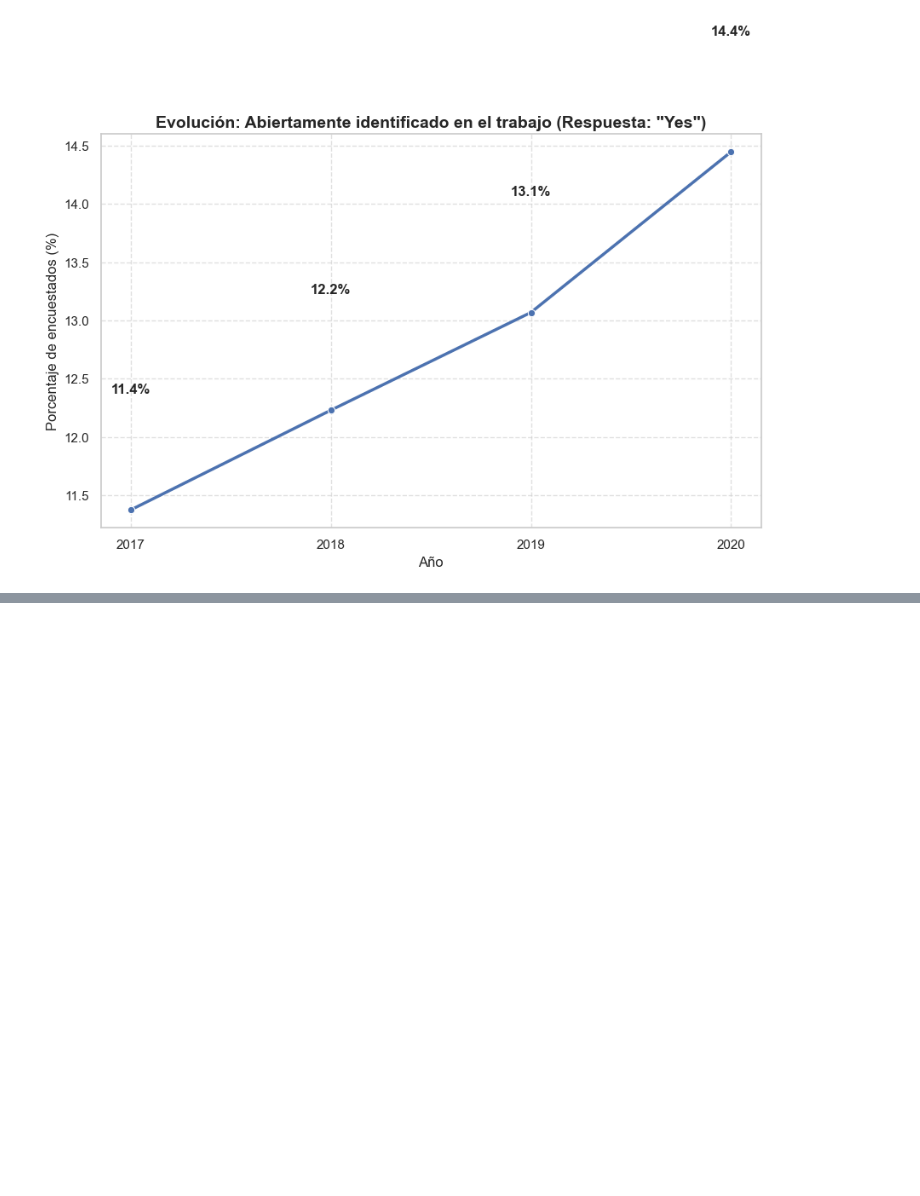
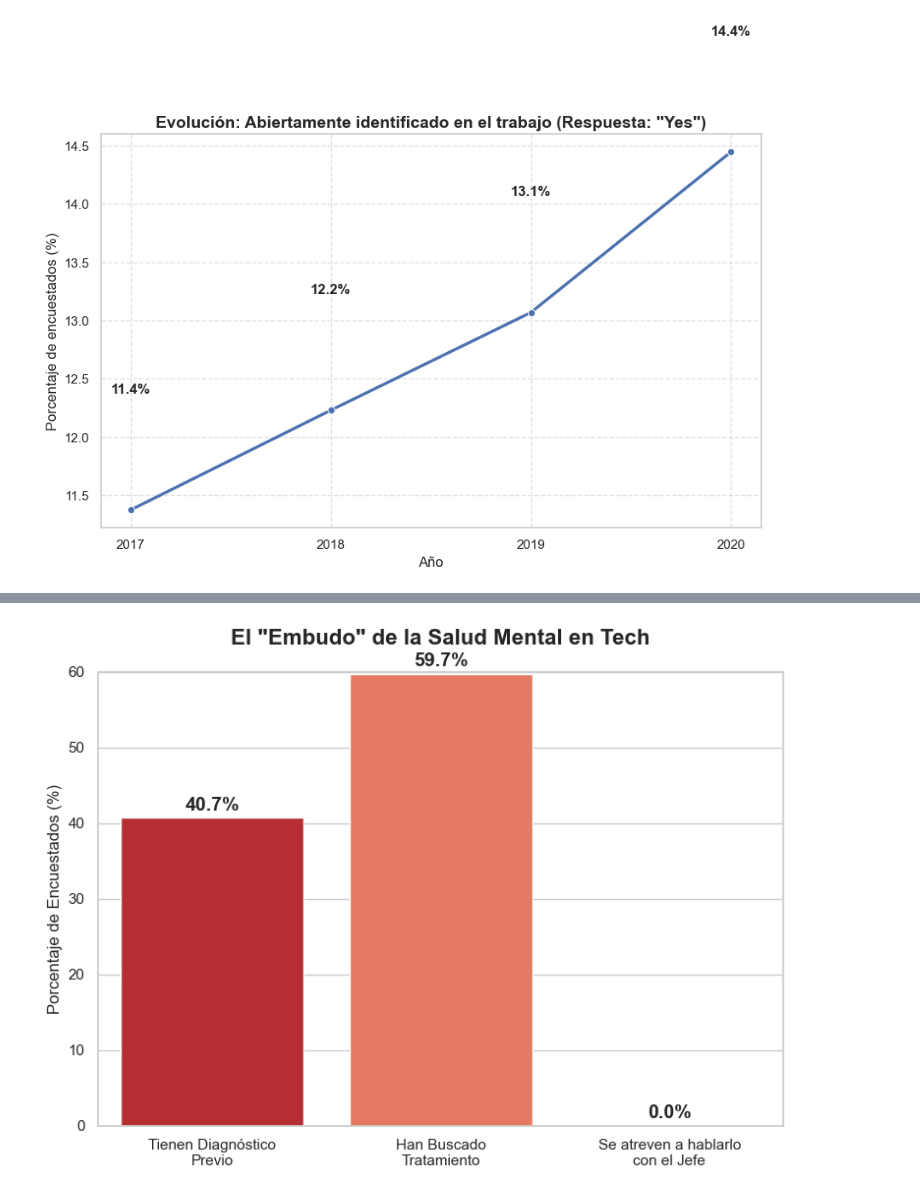
Before and after one commit to loganxxx000/Data_visualization_2_Analysis, a Jupyter notebook: notebook/Mental_Health_Analysis.ipynb, the cells around one changed output, grey strips where cells are left out. Cells and saved outputs as stored; diff of their text form; code cells hidden in the pictures; blank space fills up the shorter version.

```diff
--- a/notebook/Mental_Health_Analysis.ipynb
+++ b/notebook/Mental_Health_Analysis.ipynb
@@ -875,0 +925,31 @@ graficar_evolucion(
+# %%
+# 1. Convertimos las respuestas a números (1=Yes, 0=No) para calcular porcentajes
+# Asegúrate de que tus columnas tienen 'Yes'/'No' (o mapea primero)
+df_analisis['metric_diagnosis'] = df_analisis['diagnosis_history'].apply(lambda x: 1 if x == 'Yes' else 0)
+df_analisis['metric_treatment'] = df_analisis['sought_treatment'].apply(lambda x: 1 if x == 'Yes' else 0)
+df_analisis['metric_discuss'] = df_analisis['curr_discuss_employer'].apply(lambda x: 1 if x == 'Yes' else 0)
+
+# 2. Calculamos los porcentajes
+embudo_data = {
+    'Tienen Diagnóstico\nPrevio': df_analisis['metric_diagnosis'].mean() * 100,
+    'Han Buscado\nTratamiento': df_analisis['metric_treatment'].mean() * 100,
+    'Se atreven a hablarlo\ncon el Jefe': df_analisis['metric_discuss'].mean() * 100
+}
+
+# 3. Gráfico
+plt.figure(figsize=(9, 6))
+colors = ['#ff9999', '#66b3ff', '#99ff99'] # Colores distintivos
+
+ax = sns.barplot(x=list(embudo_data.keys()), y=list(embudo_data.values()), palette='Reds_r')
+
+plt.title('El "Embudo" de la Salud Mental en Tech', fontsize=16, fontweight='bold', pad=20)
+plt.ylabel('Porcentaje de Encuestados (%)')
+plt.ylim(0, 60) # Ajusta esto si tus porcentajes son mayores
+
+# Etiquetas grandes
+for i, v in enumerate(embudo_data.values()):
+    ax.text(i, v + 1, f'{v:.1f}%', ha='center', fontsize=14, fontweight='bold')
+
+plt.show()
+# %% [output]
+[figure, added]
```
Also changed, not shown: parts of 5 cells of this notebook.
